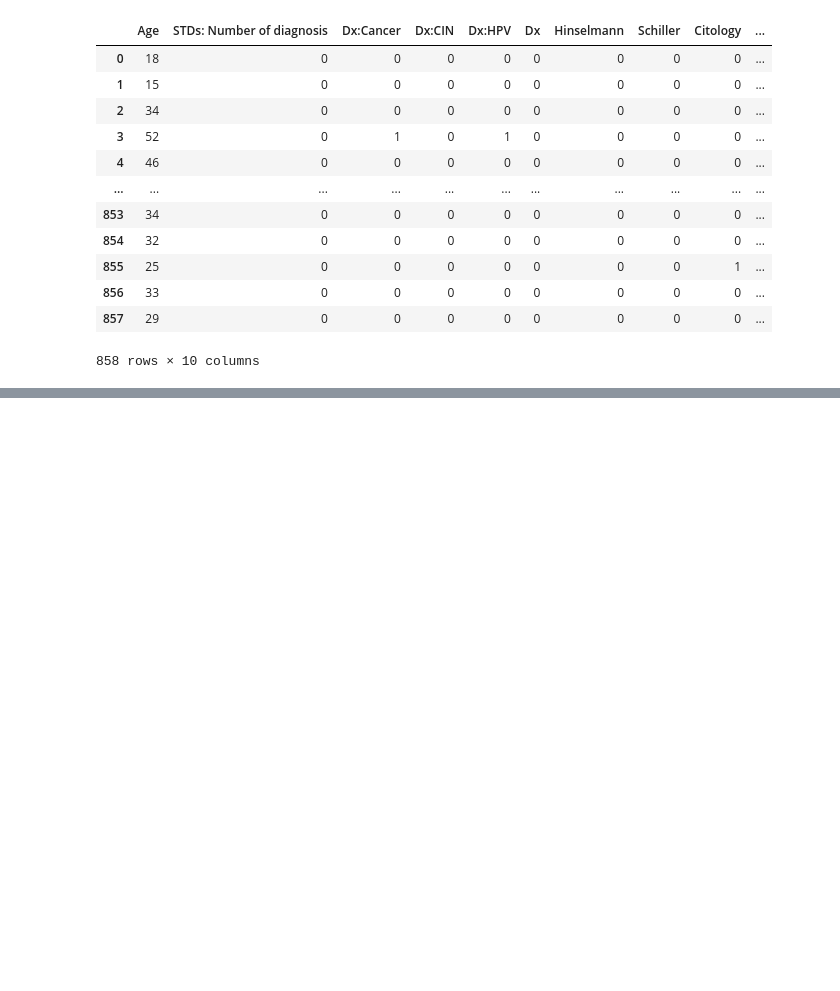
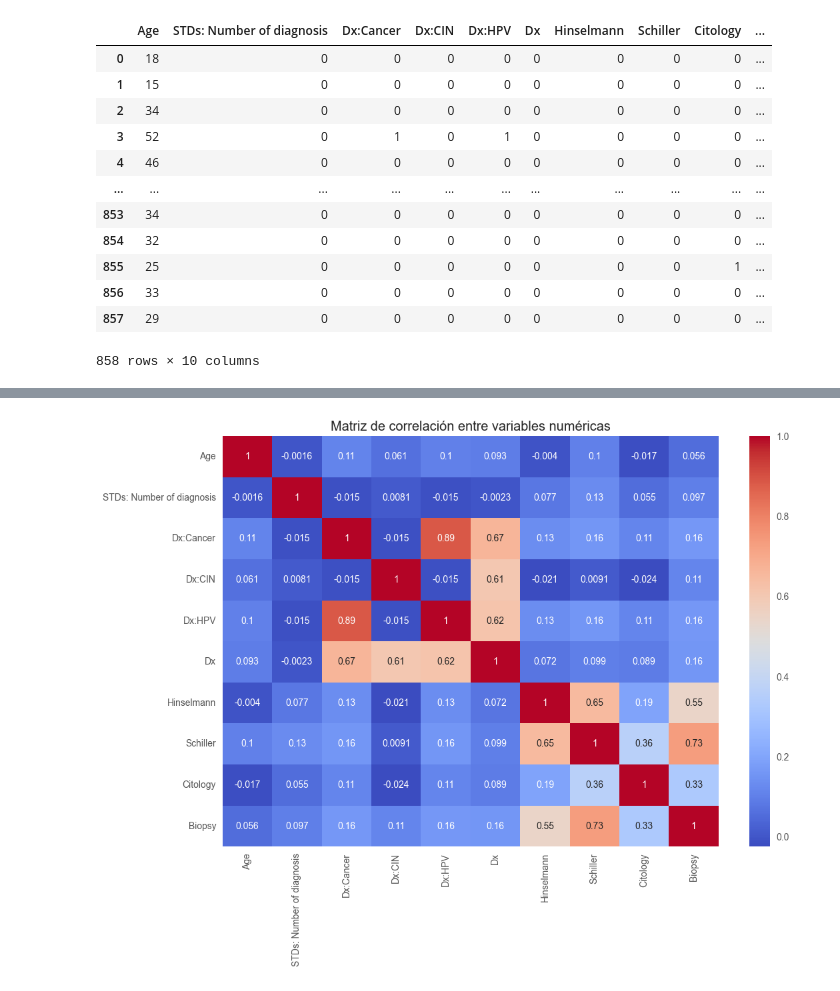
Before and after one commit to JDgomez2002/data-science-labs, a Jupyter notebook: lab01/lab1.ipynb, the cells around one changed output, grey strips where cells are left out. Drawn from its saved outputs; the diff is of its cells as text; code cells hidden in the pictures; blank space fills up the shorter version.

```diff
--- a/lab01/lab1.ipynb
+++ b/lab01/lab1.ipynb
@@ -110,0 +151,8 @@ numeric
+# %%
+correlation_matrix = numeric.corr()
+plt.figure(figsize=(12, 8))
+sns.heatmap(correlation_matrix, annot=True, cmap='coolwarm')
+plt.title('Matriz de correlación entre variables numéricas')
+plt.show()
+# %% [output]
+[figure, added]
```
Also changed, not shown: parts of 6 cells of this notebook.
